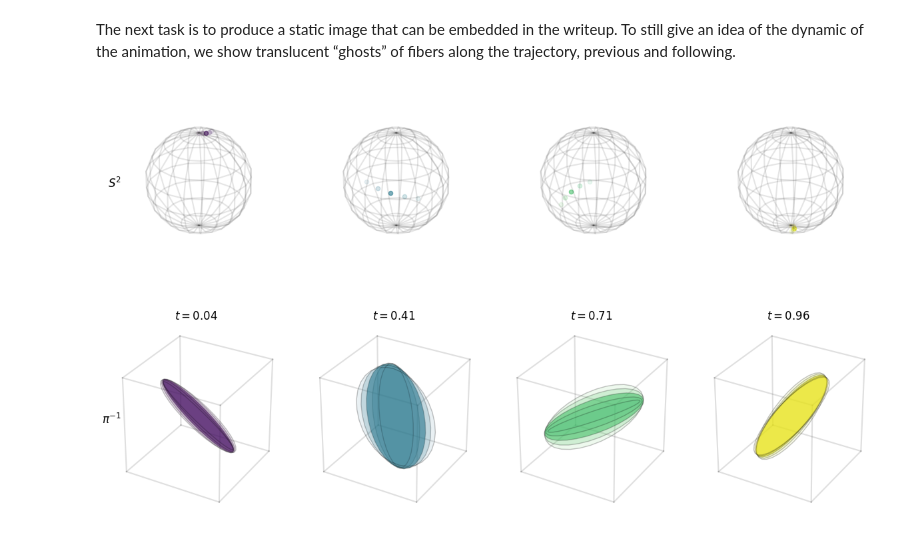
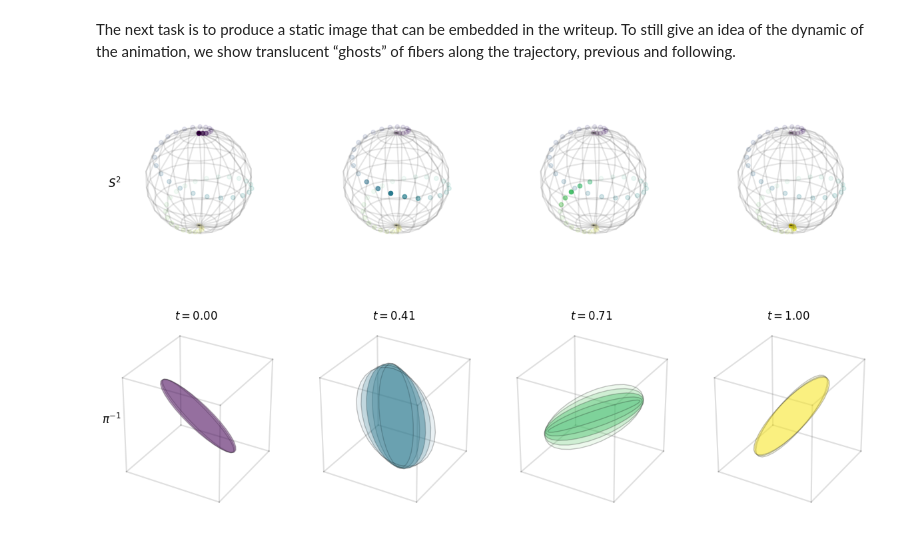
Before and after one commit to laurasaizz/Visualization-S3, a Jupyter notebook: fibers-animate.ipynb, the cells around one changed output. Cells and saved outputs as stored; diff of their text form; code cells hidden in the pictures.

Commit message:
Add full trajectory to static image
Adds a low-opacity view of all points of the trajectory to the static
image.

```diff
--- a/fibers-animate.ipynb
+++ b/fibers-animate.ipynb
@@ -165,37 +165,43 @@ plt.show()
 # %% [markdown]
 The next task is to produce a static image that can be embedded in the writeup. To still give an idea of the dynamic of the animation, we show translucent “ghosts” of fibers along the trajectory, previous and following.
 # %%
-examples_idxs = [2, 20, 35, 47]
+examples_idxs = [0, 20, 35, 49]
 local_idxs = np.array([-2, -1, 0, 1, 2])
-local_opacities = np.array([0.1, 0.2, 0.6, 0.2, 0.1])
+local_opacities_base = np.array([0.4, 0.6, 1.0, 0.6, 0.4])
+local_opacities_fibers = np.array([0.1, 0.2, 0.4, 0.2, 0.1])
+global_opacity = 0.2
 
 n_examples = len(examples_idxs)
 fig, (axes_base, axes_fiber) = plt.subplots(2, n_examples, figsize=(12,8), subplot_kw={"projection": '3d', "box_aspect": (1,1,1)})
 fig.tight_layout()
 
 fibers_coords = [ fiber_coords for _, fiber_coords in group_and_unravel(fiber_idxs, coords) ]
 
 for axis_base, axis_fiber, idx_main in zip(axes_base, axes_fiber, examples_idxs):
     prep_axis_sphere(axis_base)
     prep_axis_cube(axis_fiber)
     axis_fiber.set_title(f"$t={times[idx_main]:.2f}$")
     idxs = local_idxs + idx_main
     sel = (idxs >= 0) & (idxs < times.size)
-    opacities = local_opacities[sel]
     idxs = idxs[sel]
+
+    # since alpha information is given explicitly at all later points, this is safe
+    colors[:, 3] = global_opacity
+    axis_base.scatter(x, y, z, color=colors)
+
     verts = []
-    for idx, opacity in zip(idxs, opacities):
+    for idx, opacity in zip(idxs, local_opacities_base[sel]):
         axis_base.scatter([x[idx]], [y[idx]], [z[idx]], color=np.array([*colors[idx][:3],opacity]))
         verts.append(list(fibers_coords[idx]))
     colors_fiber = colors[idxs]
-    colors_fiber[:,3] = opacities
+    colors_fiber[:,3] = local_opacities_fibers[sel]
     axis_fiber.add_collection3d(init_poly3d(np.array(verts), colors_fiber, edgecolor="#0000003C"))
 
 # add labels
 axes_base[0].text(-1, -1.1, 0.2, "$S^2$", horizontalalignment="right", verticalalignment="center", rotation="vertical", fontsize="large")
 axes_fiber[0].text(-1, -1.1, 0.2, "$\pi^{-1}$", horizontalalignment="right", verticalalignment="center", rotation="vertical", fontsize="large")
 
 plt.savefig("fibers-animated-ghosts.png", bbox_inches='tight', dpi=300)
 plt.show()
 # %% [output]
-[figure, old version]
+[figure, new version]
```
